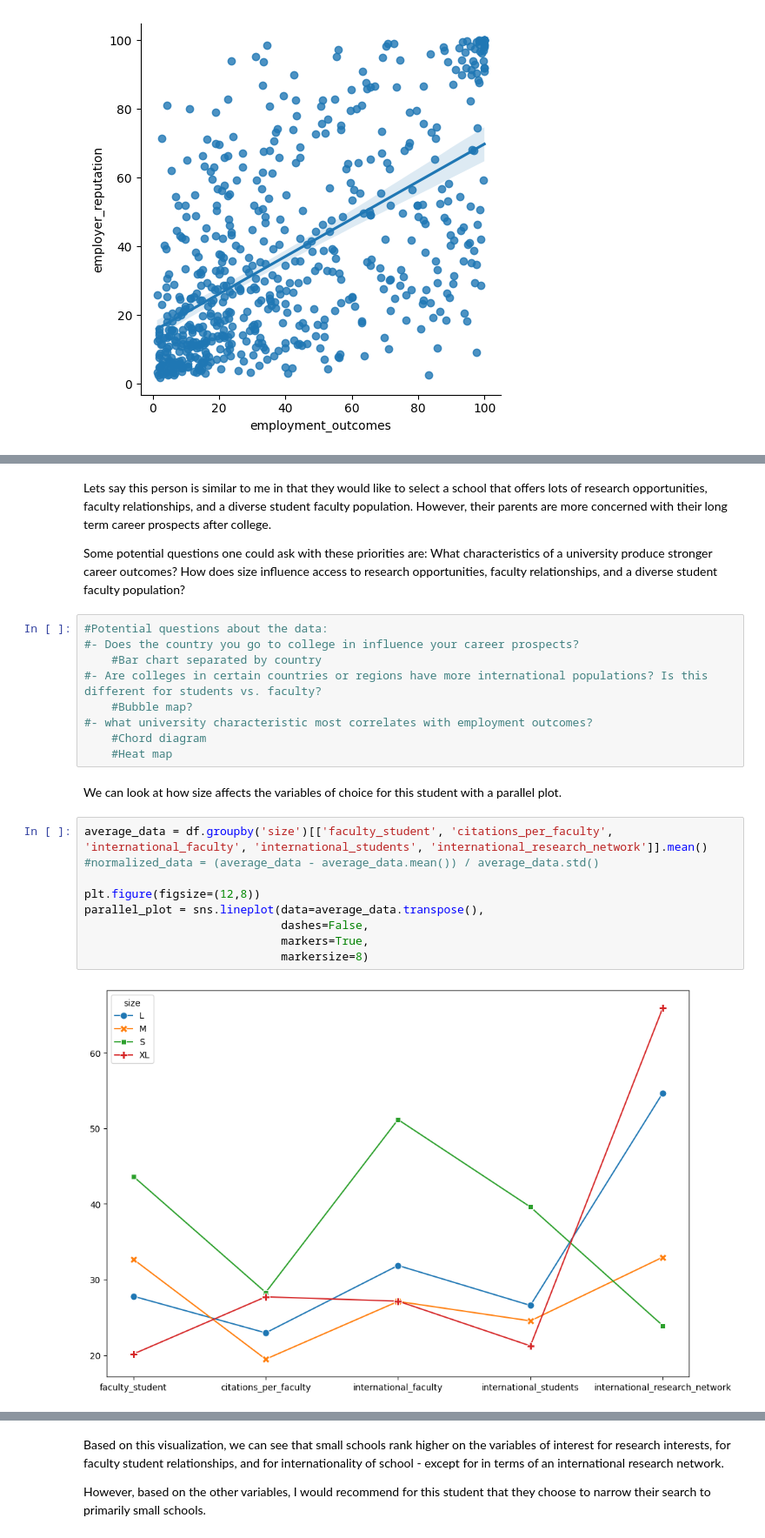
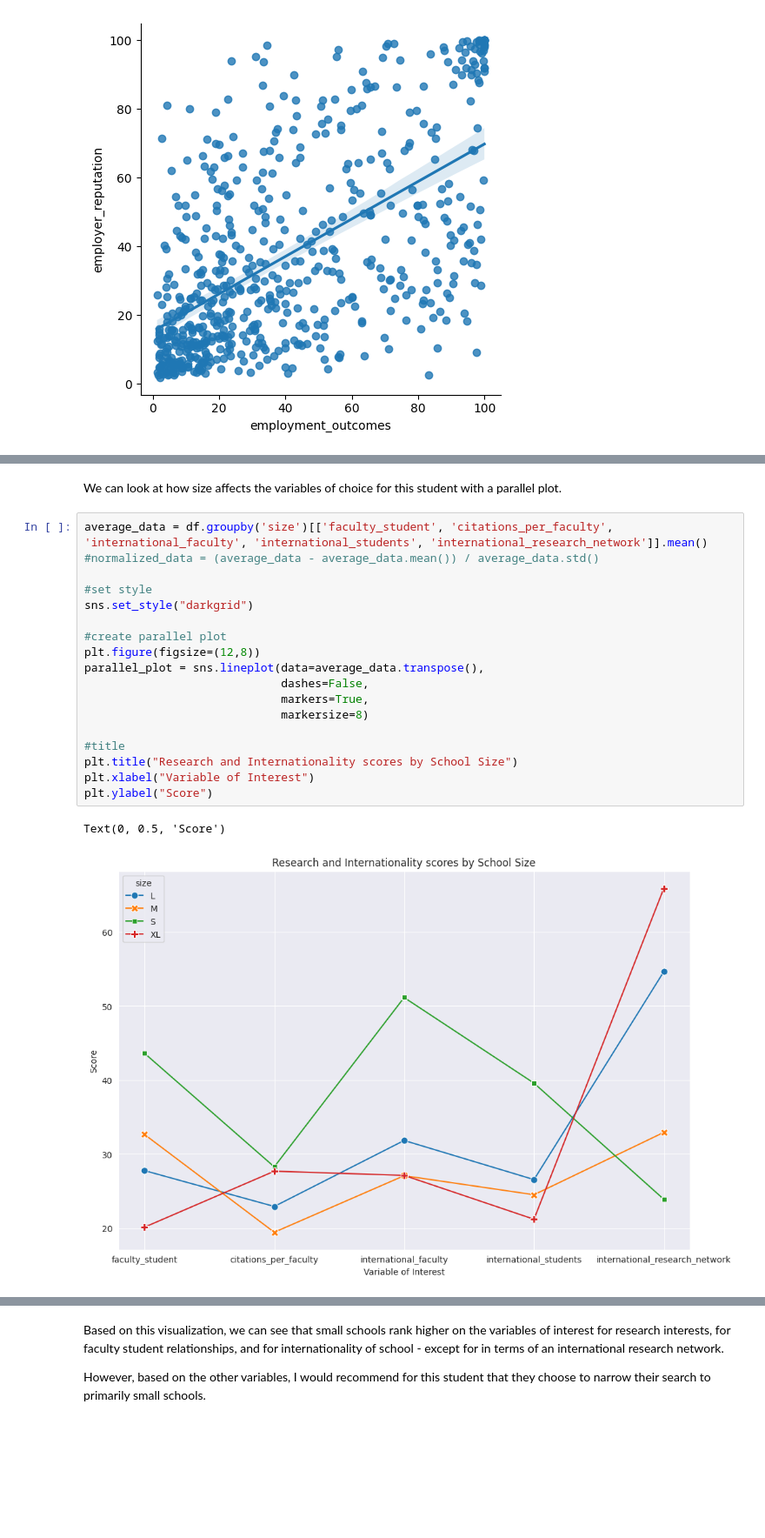
Before and after one commit to thezachdrake/UMD-INST760-Summer2024, a Jupyter notebook: notebooks/McNair-Notebook.ipynb, the cells around one changed output, grey strips where cells are left out. Shown at 87% size. Saved outputs shown, nothing was run; the diff lists cells and outputs as text; blank space fills up the shorter version.

Commit message:
relabel, plot by university sorted and final picks plot

```diff
--- a/notebooks/McNair-Notebook.ipynb
+++ b/notebooks/McNair-Notebook.ipynb
@@ -182,28 +182,23 @@ sns.lmplot(data=df_corr_num, x="qs_overall_score", y="academic_reputation")
-# %% [markdown]
-Lets say this person is similar to me in that they would like to select a school that offers lots of research opportunities, faculty relationships, and a diverse student faculty population. However, their parents are more concerned with their long term career prospects after college.
-
-Some potential questions one could ask with these priorities are:
-What characteristics of a university produce stronger career outcomes?
-How does size influence access to research opportunities, faculty relationships, and a diverse student faculty population?
-# %%
-#Potential questions about the data:
-#- Does the country you go to college in influence your career prospects?
-    #Bar chart separated by country
-#- Are colleges in certain countries or regions have more international populations? Is this different for students vs. faculty?
-    #Bubble map?
-#- what university characteristic most correlates with employment outcomes?
-    #Chord diagram
-    #Heat map
 # %% [markdown]
 We can look at how size affects the variables of choice for this student with a parallel plot.
 # %%
 average_data = df.groupby('size')[['faculty_student', 'citations_per_faculty', 'international_faculty', 'international_students', 'international_research_network']].mean()
 #normalized_data = (average_data - average_data.mean()) / average_data.std()
 
+#set style
+sns.set_style("darkgrid")
+
+#create parallel plot
 plt.figure(figsize=(12,8))
 parallel_plot = sns.lineplot(data=average_data.transpose(),
                              dashes=False,
                              markers=True,
                              markersize=8)
+
+#title
+plt.title("Research and Internationality scores by School Size")
+plt.xlabel("Variable of Interest")
+plt.ylabel("Score")
 # %% [output]
+Text(0, 0.5, 'Score')
-[figure, old version]
+[figure, new version]
```
Also changed, not shown: parts of 29 cells of this notebook.
